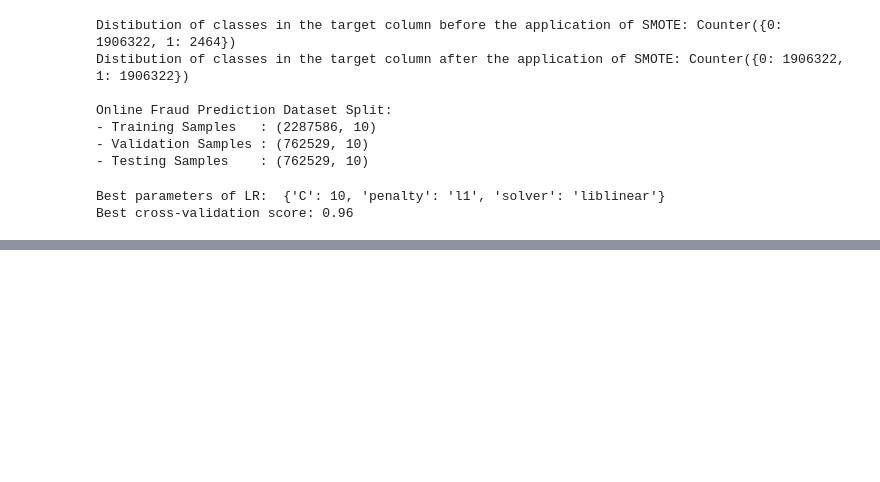
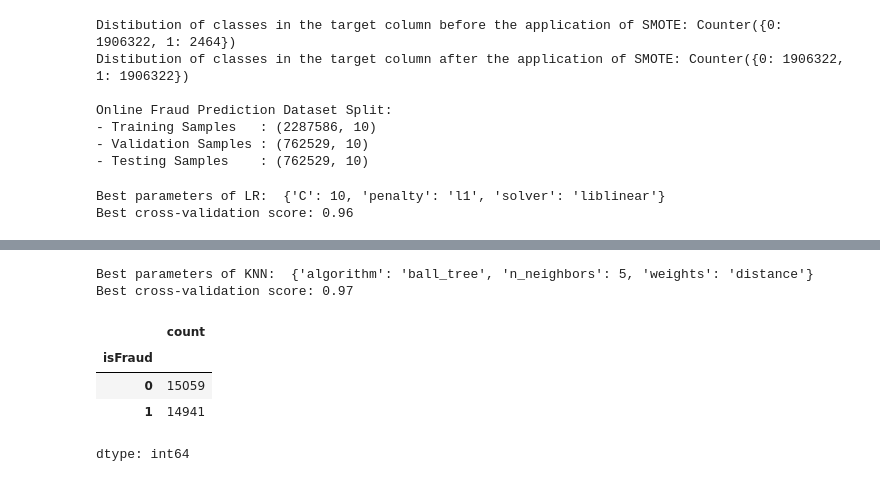
Before and after one commit to shashank02468/Performance-analysis-of-SMOTE-and-SMOTE-ENN-for-online-fraud-prediction, a Jupyter notebook: Fraud_Detection_final_code.ipynb, the cells around one changed output, grey strips where cells are left out. Saved outputs shown, nothing was run; the diff lists cells and outputs as text; code cells hidden in the pictures; blank space fills up the shorter version.

```diff
--- a/Fraud_Detection_final_code.ipynb
+++ b/Fraud_Detection_final_code.ipynb
@@ -573,0 +574,15 @@ weighted avg       0.99      0.99      0.99    762529
+# %%
+knn_model = KNeighborsClassifier()
+
+param_grid = {'n_neighbors': [5, 7],
+              'weights': ['uniform', 'distance'],
+              'algorithm': ['ball_tree', 'kd_tree']}
+
+knn_grid_search = GridSearchCV(knn_model, param_grid, cv=2, scoring='accuracy')
+knn_grid_search.fit(X_train_sub, y_train_sub)
+knn_bst_param = knn_grid_search.best_params_
+print("Best parameters of KNN: ", knn_bst_param)
+print("Best cross-validation score: {:.2f}".format(knn_grid_search.best_score_))
+# %% [output]
+Best parameters of KNN:  {'algorithm': 'ball_tree', 'n_neighbors': 5, 'weights': 'distance'}
+Best cross-validation score: 0.97
@@ -573,0 +594,8 @@ weighted avg       0.99      0.99      0.99    762529
+# %%
+y_test_sub.value_counts()
+# %% [output]
+|  | count |
+| isFraud |  |
+| 0 | 15059 |
+| 1 | 14941 |
+dtype: int64
```
Also changed, not shown: parts of 8 cells of this notebook.
